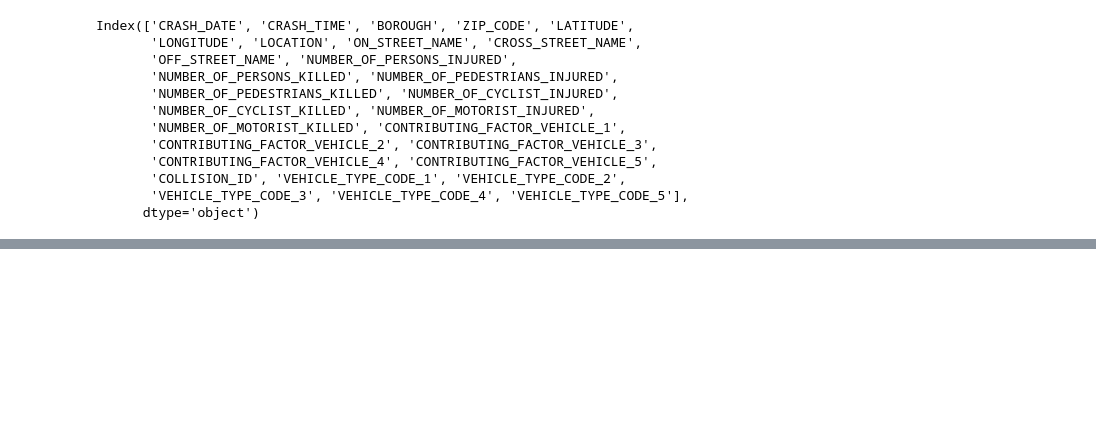
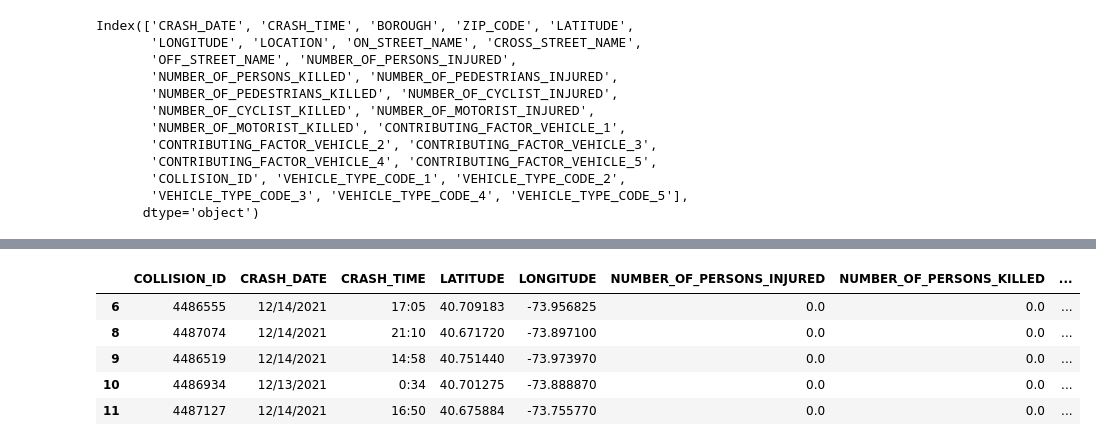
Before and after one commit to RasheedMartin/Nyc-Vehicle-Collisions, a Jupyter notebook: src/cleaning_data.ipynb, the cells around one changed output, grey strips where cells are left out. Cells and saved outputs as stored; diff of their text form; code cells hidden in the pictures; blank space fills up the shorter version.

```diff
--- a/src/cleaning_data.ipynb
+++ b/src/cleaning_data.ipynb
@@ -352,0 +146,26 @@ merged_data_cleaned.to_csv(str(dir_path / raw_data_path))
+# %%
+# Cleaning of Contributing Factors
+location_df = location_df[location_df[['CONTRIBUTING_FACTOR_VEHICLE_1', 'CONTRIBUTING_FACTOR_VEHICLE_2']].notnull().all(axis=1)].copy()
+
+location_df = location_df.query(
+"(CONTRIBUTING_FACTOR_VEHICLE_1 != 'Unspecified' | CONTRIBUTING_FACTOR_VEHICLE_2 != 'Unspecified') & "
+"(CONTRIBUTING_FACTOR_VEHICLE_1 != '80' & CONTRIBUTING_FACTOR_VEHICLE_2 != '80') & (CONTRIBUTING_FACTOR_VEHICLE_1 != '1' & CONTRIBUTING_FACTOR_VEHICLE_2 != '1')").copy()
+
+rename_dict ={
+    'Cell Phone (hand-held)': 'Cell Phone (Hand-Held)',
+    'Cell Phone (hand-Held)': 'Cell Phone (Hand-Held)',
+    'Cell Phone (hands-free)': 'Cell Phone (Hands-Free)',
+    'Drugs (illegal)': 'Drugs (Illegal)',
+    'Illnes': 'Illness'
+}
+location_df['CONTRIBUTING_FACTOR_VEHICLE_1'] = location_df['CONTRIBUTING_FACTOR_VEHICLE_1'].replace(rename_dict).copy()
+location_df['CONTRIBUTING_FACTOR_VEHICLE_2'] = location_df['CONTRIBUTING_FACTOR_VEHICLE_2'].replace(rename_dict).copy()
+# %%
+# fill nulls with 'UNKNOWN' or 0
+location_df.fillna({
+    "NUMBER_OF_PERSONS_INJURED":  0.0,
+    "NUMBER_OF_PERSONS_KILLED":  0.0,
+}, inplace=True)
+
+print("Location Data after cleaning:")
+print(location_df.isnull().sum())
@@ -352,0 +185,9 @@ merged_data_cleaned.to_csv(str(dir_path / raw_data_path))
+# %%
+location_df.head()
+# %% [output]
+|  | COLLISION_ID | CRASH_DATE | CRASH_TIME | LATITUDE | LONGITUDE | NUMBER_OF_PERSONS_INJURED | NUMBER_OF_PERSONS_KILLED | ... |
+| 6 | 4486555 | 12/14/2021 | 17:05 | 40.709183 | -73.956825 | 0.0 | 0.0 | ... |
+| 8 | 4487074 | 12/14/2021 | 21:10 | 40.671720 | -73.897100 | 0.0 | 0.0 | ... |
+| 9 | 4486519 | 12/14/2021 | 14:58 | 40.751440 | -73.973970 | 0.0 | 0.0 | ... |
+| 10 | 4486934 | 12/13/2021 | 0:34 | 40.701275 | -73.888870 | 0.0 | 0.0 | ... |
+| 11 | 4487127 | 12/14/2021 | 16:50 | 40.675884 | -73.755770 | 0.0 | 0.0 | ... |
```
Also changed, not shown: parts of 55 cells of this notebook, 7 other files.
